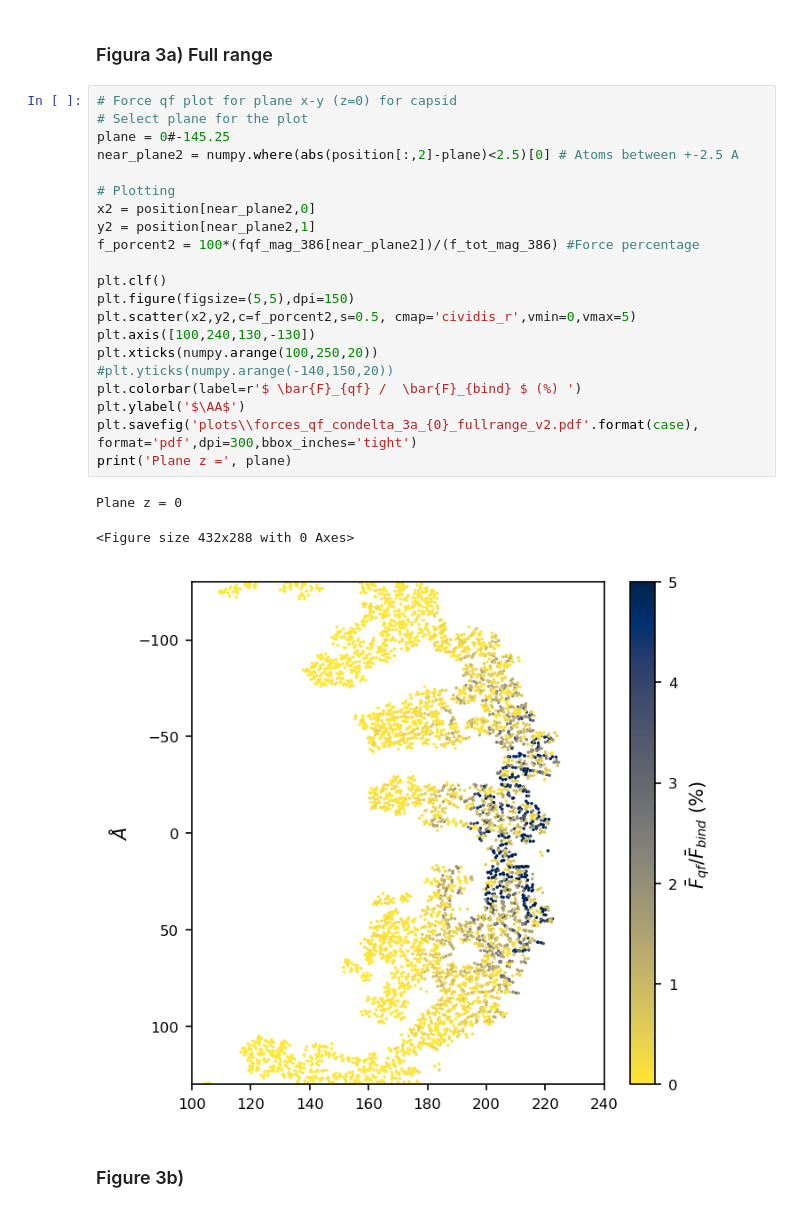
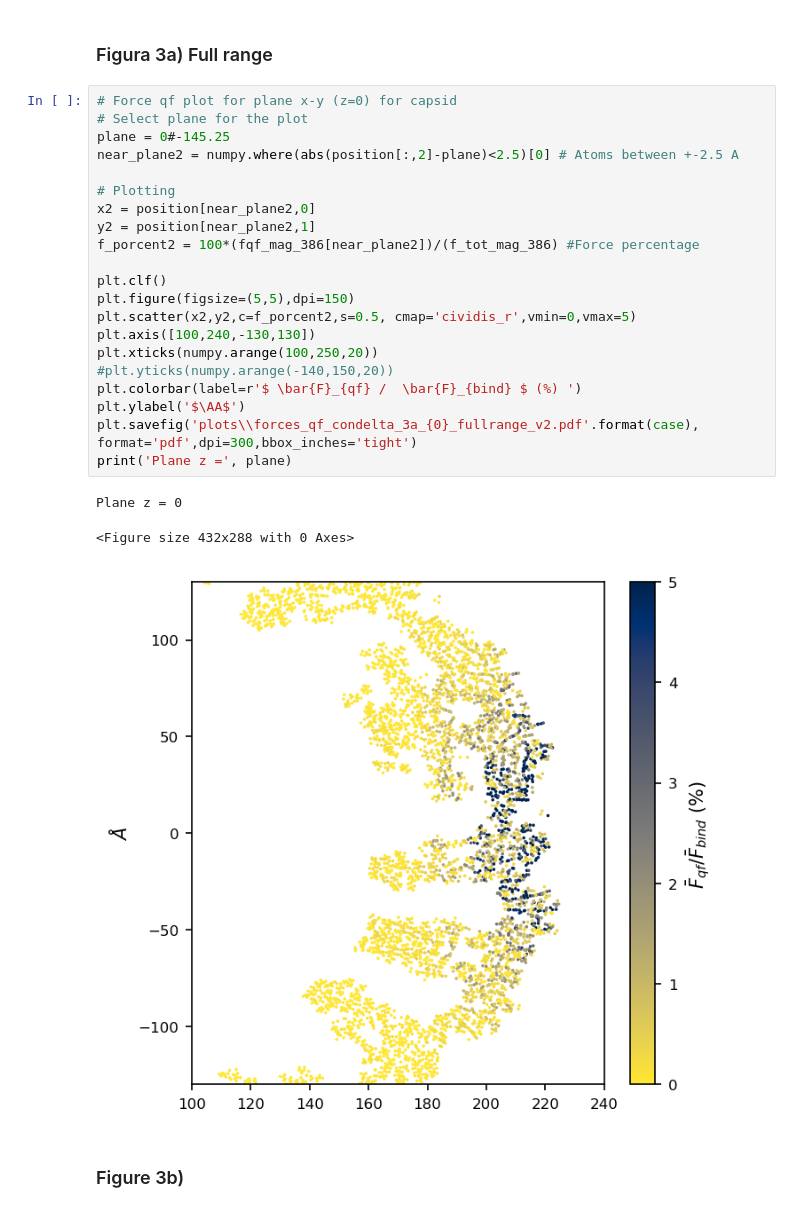
Before and after one commit to iaddison-smith/plots_afmtip, a Jupyter notebook: Forcesqf_afmtip.ipynb, the cells around one changed output. Cells and saved outputs as stored; diff of their text form.

Commit message:
fix inverted axis in cone plot

```diff
--- a/Forcesqf_afmtip.ipynb
+++ b/Forcesqf_afmtip.ipynb
@@ -1313,28 +1313,28 @@ Total force in slice:  [-0.32849232 -0.57205476  0.275968  ]
 # %%
 # Force qf plot for plane x-y (z=0) for capsid
 # Select plane for the plot
 plane = 0#-145.25
 near_plane2 = numpy.where(abs(position[:,2]-plane)<2.5)[0] # Atoms between +-2.5 A
 
 # Plotting
 x2 = position[near_plane2,0]
 y2 = position[near_plane2,1]
 f_porcent2 = 100*(fqf_mag_386[near_plane2])/(f_tot_mag_386) #Force percentage
 
 plt.clf()
 plt.figure(figsize=(5,5),dpi=150)
 plt.scatter(x2,y2,c=f_porcent2,s=0.5, cmap='cividis_r',vmin=0,vmax=5)
-plt.axis([100,240,130,-130])
+plt.axis([100,240,-130,130])
 plt.xticks(numpy.arange(100,250,20))
 #plt.yticks(numpy.arange(-140,150,20))
 plt.colorbar(label=r'$ \bar{F}_{qf} /  \bar{F}_{bind} $ (%) ')
 plt.ylabel('$\AA$')
 plt.savefig('plots\\forces_qf_condelta_3a_{0}_fullrange_v2.pdf'.format(case), format='pdf',dpi=300,bbox_inches='tight')
 print('Plane z =', plane)
 # %% [output]
 Plane z = 0
 <Figure size 432x288 with 0 Axes>
-[figure, old version]
+[figure, new version]
 # %% [markdown]
 ### Figure 3b)
 # %%
```
Also changed, not shown: parts of 1 cell of this notebook, 2 other files.
